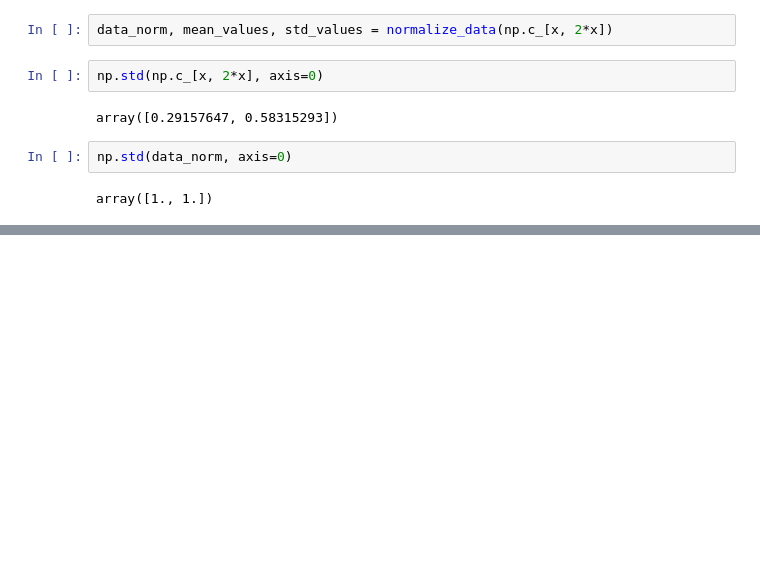
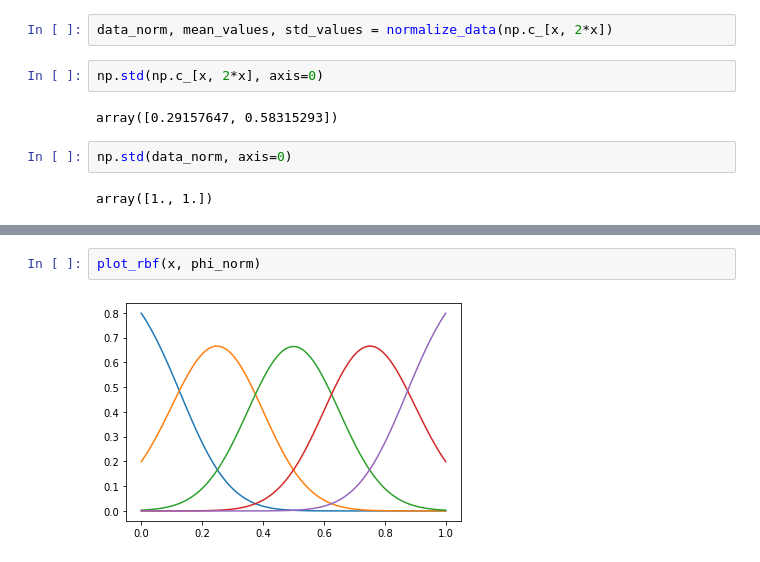
Before and after one commit to harbenml/RBF-network, a Jupyter notebook: notebooks/RBF_demo.ipynb, the cells around one changed output, grey strips where cells are left out. Cells and saved outputs as stored; diff of their text form; blank space fills up the shorter version.

```diff
--- a/notebooks/RBF_demo.ipynb
+++ b/notebooks/RBF_demo.ipynb
@@ -40,0 +97,4 @@ array([1., 1.])
+# %%
+plot_rbf(x, phi_norm)
+# %% [output]
+[figure, added]
```
Also changed, not shown: parts of 28 cells of this notebook, 2 other files.
